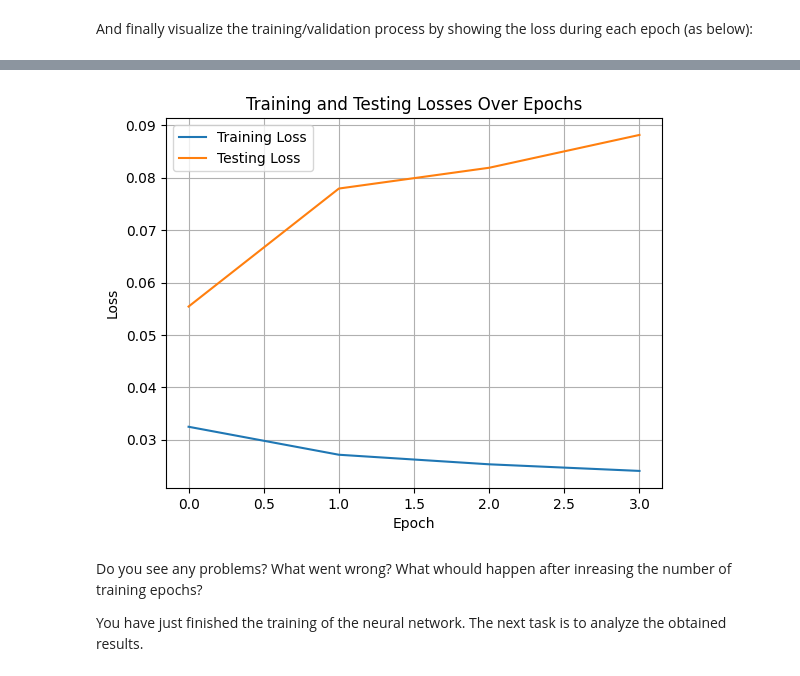
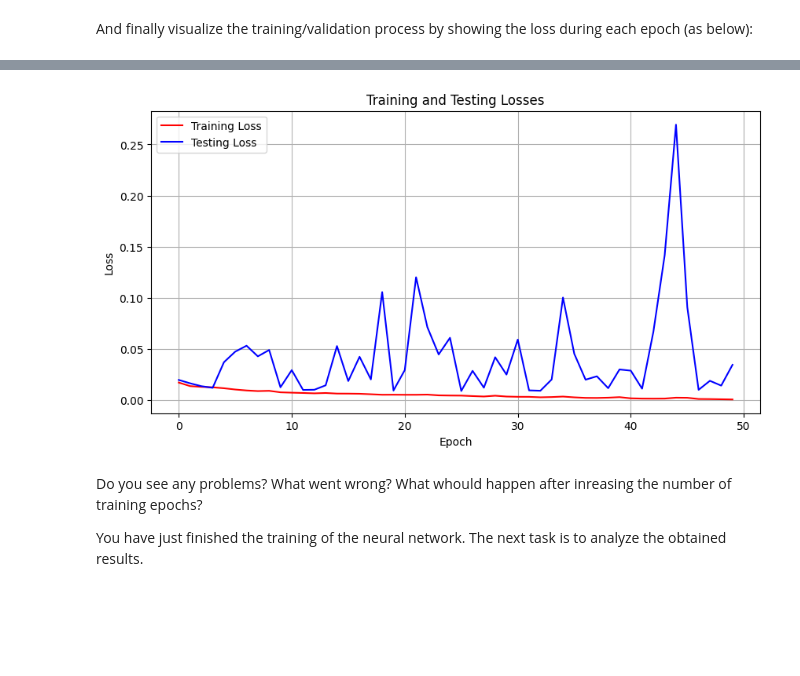
Before and after one commit to Mateleo/EmbeddedAI, a Jupyter notebook: Medical/Lab4_ToComplete.ipynb, the cells around one changed output, grey strips where cells are left out. Cells and saved outputs as stored; diff of their text form; code cells hidden in the pictures; blank space fills up the shorter version.

```diff
--- a/Medical/Lab4_ToComplete.ipynb
+++ b/Medical/Lab4_ToComplete.ipynb
@@ -84,0 +52,2 @@ def calculate_gradient(f, x, step):
+# %%
+device = torch.device("cuda" if torch.cuda.is_available() else "cpu")
@@ -353,10 +331,6 @@ net = ClassificationNetwork()
 # %% [markdown]
 And generate random input to the verify whether the neural networks processes the input correctly:
 # %%
-from torchsummary import summary
-
-device = "cuda:0" if torch.cuda.is_available() else "cpu"
-
 classification_network = ClassificationNetwork()
 
 batch_size = 4
@@ -506,0 +425,18 @@ Classes dict: {'glioma_tumor': 0, 'meningioma_tumor': 1, 'no_tumor': 2, 'pituita
+# %%
+for images, classes in training_dataloader:
+
+    num_images = len(images)
+    fig, axs = plt.subplots(4, 4, figsize=(8, 8))
+
+    for i in range(num_images):
+        row = i // 4
+        col = i % 4
+
+        image = F.to_pil_image(images[i])
+
+        axs[row, col].imshow(image, cmap='gray')
+        axs[row, col].set_title(f'Class: {classes[i]}')
+        axs[row, col].axis('off')
+
+    plt.show()
+    break
@@ -595,17 +506,17 @@ next Laboratory):
 # %%
 learning_rate = 0.003
-batch_size = 32
-num_epochs = 10
+batch_size = 64
+num_epochs = 50
 shuffle = True
 model = ClassificationNetwork()
 
 training_params = {
-    "learning_rate": learning_rate,
-    "num_epochs": num_epochs,
+    'learning_rate': learning_rate,
+    'num_epochs': num_epochs,
 }
 
-training_dataset = BrainMRIDataset(dataset_path, "training")
+training_dataset = BrainDataset(os.path.join(dataset_path, "Training"), training_csv_path)
 training_dataloader = tc.utils.data.DataLoader(training_dataset, batch_size=batch_size, shuffle=shuffle)
 
-testing_dataset = BrainMRIDataset(dataset_path, "testing")
+testing_dataset = BrainDataset(os.path.join(dataset_path, "Testing"), testing_csv_path)
 testing_dataloader = tc.utils.data.DataLoader(testing_dataset, batch_size=batch_size, shuffle=False)
@@ -653,14 +570,15 @@ And finally visualize the training/validation process by showing the loss during
 # %%
-plt.plot(training_losses, label='Training Loss')
-plt.plot(testing_losses, label='Testing Loss')
+plt.figure(figsize=(10, 5))
+plt.plot(range(len(training_losses)), training_losses, label='Training Loss', color='red')
+plt.plot(range(len(testing_losses)), testing_losses, label='Testing Loss', color='blue')
 plt.xlabel('Epoch')
 plt.ylabel('Loss')
+plt.title('Training and Testing Losses')
 plt.legend()
-plt.grid(True)  # Add grid lines
-plt.title('Training and Testing Losses Over Epochs')
+plt.grid(True)
 plt.show()
 # %% [output]
-[figure, old version]
+[figure, new version]
 # %% [markdown]
 Do you see any problems? What went wrong? What whould happen after inreasing the number of training epochs?
 
```
Also changed, not shown: parts of 43 cells of this notebook, 4 other files.
